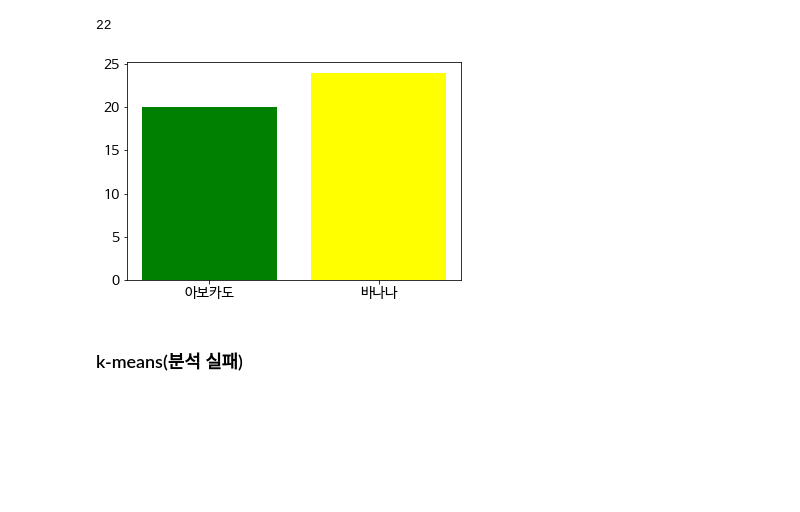
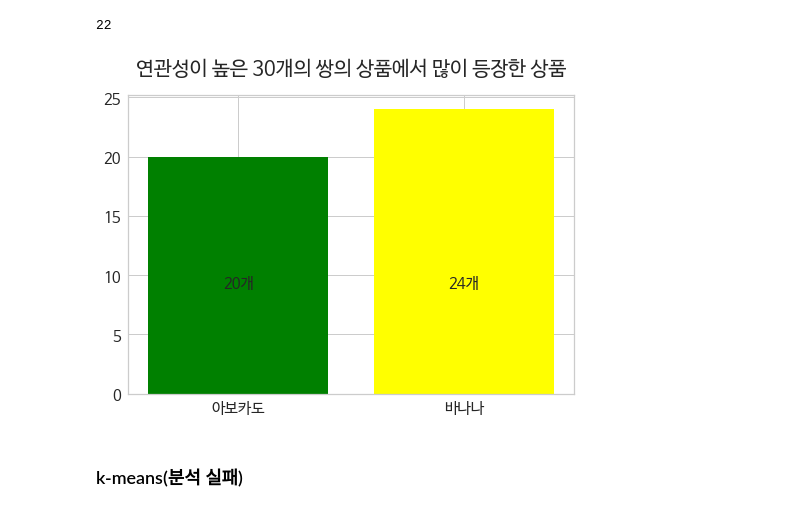
Before and after one commit to ev1025/Instacart, a Jupyter notebook: Instacart 장바구니분석.ipynb, the cells around one changed output. Cells and saved outputs as stored; diff of their text form; code cells hidden in the pictures; blank space fills up the shorter version.

```diff
--- a/Instacart 장바구니분석.ipynb
+++ b/Instacart 장바구니분석.ipynb
@@ -391,6 +332,7 @@ soy lactosefree                 3975
 # %%
-# beers coolers 가 5,4,3요일에 많이 팔림 => 대분류 확인내용
+# 새로운 패턴을 찾기 위해
+# 주문량이 제일 높은 날이 일요일이 아닌 소분류만 출력
+aisle_no_0 = []
 for i in set(df_graph['소분류']):
     if df_graph[df_graph['소분류']==i]['요일'].value_counts().index[0] != [0]:
-        print(f'------------소분류 : {i}----------')
-        print(df_graph[df_graph['소분류']==i]['요일'].value_counts())
+        aisle_no_0.append(i)
@@ -717,58 +661,61 @@ association.head(10)
 | 5 | (Organic Fuji Apple) | (Banana) | 0.024 | 0.583333 | 4.289216 |
 # %%
 # 연관규칙분석 아보카도 개수
-count_3 = 0
+avocado_count = 0
 for i in range(len(result_chart2)):
     for j in result_chart2.sort_values(by=['antecedent support','confidence','lift'],ascending=False)['antecedents'][i]:
         if j == 'Organic Hass Avocado':
-            count_3 +=1
+            avocado_count +=1
 
 for i in range(len(result_chart2)):
     for j in result_chart2.sort_values(by=['antecedent support','confidence','lift'],ascending=False)['consequents'][i]:
         if j == 'Organic Hass Avocado':
-            count_3 +=1
-count_3
+            avocado_count +=1
+avocado_count
 # %% [output]
 20
 # %%
 # 연관규칙분석 바나나 개수
-count_4 = 0
+banana_count = 0
 for i in range(len(result_chart2)):
     for j in result_chart2.sort_values(by=['antecedent support','confidence','lift'],ascending=False)['antecedents'][i]:
         if j == 'Banana':
-            count_4 +=1
+            banana_count +=1
 
 for i in range(len(result_chart2)):
     for j in result_chart2.sort_values(by=['antecedent support','confidence','lift'],ascending=False)['consequents'][i]:
         if j == 'Banana':
-            count_4 +=1
-count_4
+            banana_count +=1
+banana_count
 # %% [output]
 2
 # %%
 # 연관규칙분석 오가닉바나나 개수
-count_5 = 0
+organic_ba_count = 0
 for i in range(len(result_chart2)):
     for j in result_chart2.sort_values(by=['antecedent support','confidence','lift'],ascending=False)['antecedents'][i]:
         if j == 'Bag of Organic Bananas':
-            count_5 +=1
+            organic_ba_count +=1
 
 for i in range(len(result_chart2)):
     for j in result_chart2.sort_values(by=['antecedent support','confidence','lift'],ascending=False)['consequents'][i]:
         if j == 'Bag of Organic Bananas':
-            count_5 +=1
-count_5
+            organic_ba_count +=1
+organic_ba_count
 # %% [output]
 22
 # %%
 # 연관성분석 30개중 아보카도와 바나나를 포함한 수
 # 바나나와 아보카도가 핵심아이템!
-assosi_df = pd.DataFrame({'개수': (count_3, count_4+count_5)}, index=['아보카도','바나나'])
+assosi_df = pd.DataFrame({'개수': (avocado_count, banana_count+organic_ba_count)}, index=['아보카도','바나나'])
 plt.bar(range(2),assosi_df.개수, color=['green','yellow'])
+plt.title('연관성이 높은 30개의 쌍의 상품에서 많이 등장한 상품', pad=20, fontsize=20)
 plt.xticks(range(2), assosi_df.index)
+plt.annotate('20개',(0,10),va='top',ha='center')
+plt.annotate('24개',(1,10),va='top',ha='center')
 plt.show();
 # %% [output]
-[figure, old version]
+[figure, new version]
 # %% [markdown]
 ### k-means(분석 실패)
 # %%
```
Also changed, not shown: parts of 34 cells of this notebook.
